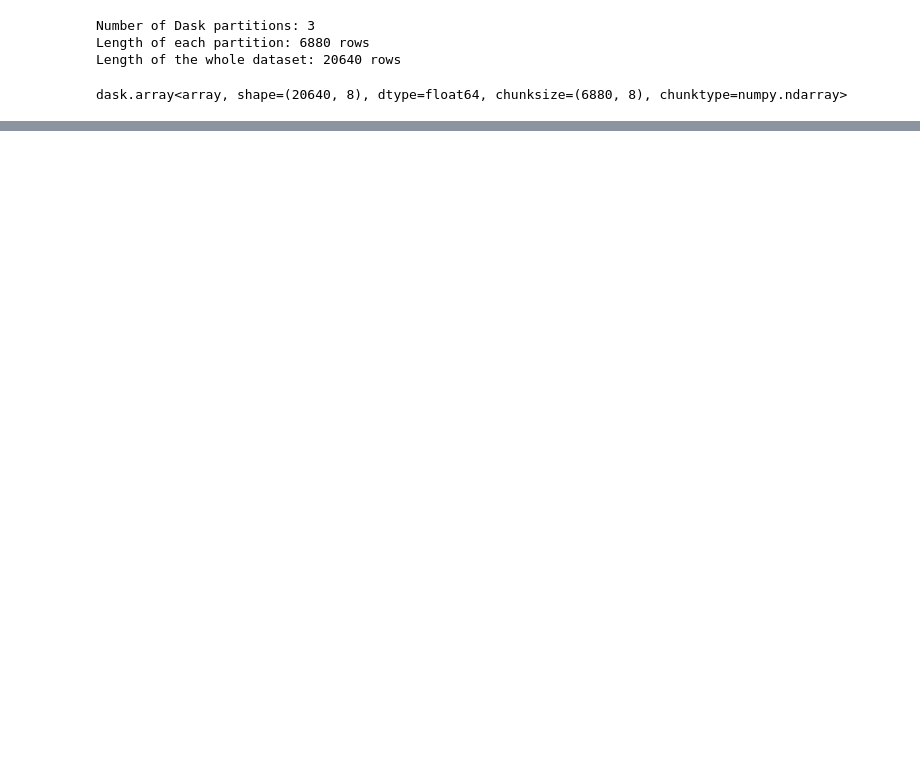
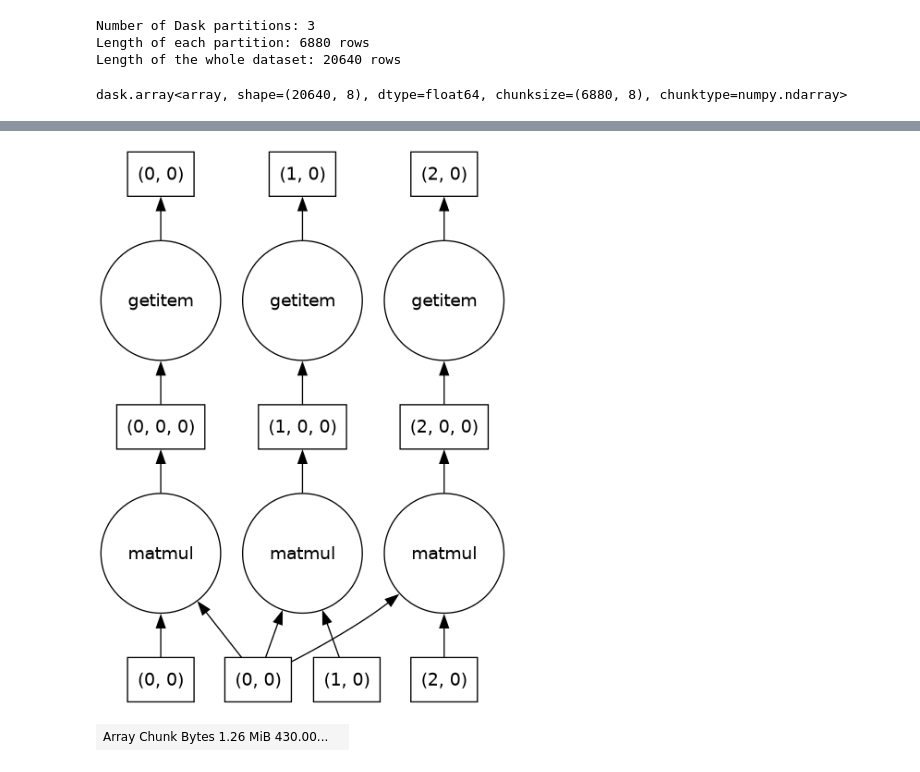
Before and after one commit to AlessandroMiotto/MAPD_project, a Jupyter notebook: Indirect.ipynb, the cells around one changed output, grey strips where cells are left out. Drawn from its saved outputs; the diff is of its cells as text; code cells hidden in the pictures; blank space fills up the shorter version.

```diff
--- a/Indirect.ipynb
+++ b/Indirect.ipynb
@@ -179,4 +195,4 @@ Wall time: 218 ms
 # %%
 
-Q_da.visualize("fig/q_mul_graph.svg")
+Q_da.visualize("fig/q_mul_graph.png")
 # %% [output]
@@ -183,0 +199 @@ Q_da.visualize("fig/q_mul_graph.svg")
+[figure, added]
@@ -183,0 +233,8 @@ Q_da.visualize("fig/q_mul_graph.svg")
+# %%
+#Let's print it
+X_da
+
+# Print the number of partition
+X_da.npartitions
+# %% [output]
+| Array Chunk Bytes 1.26 MiB 430.00... |  |
```
Also changed, not shown: parts of 10 cells of this notebook, 2 other files.
